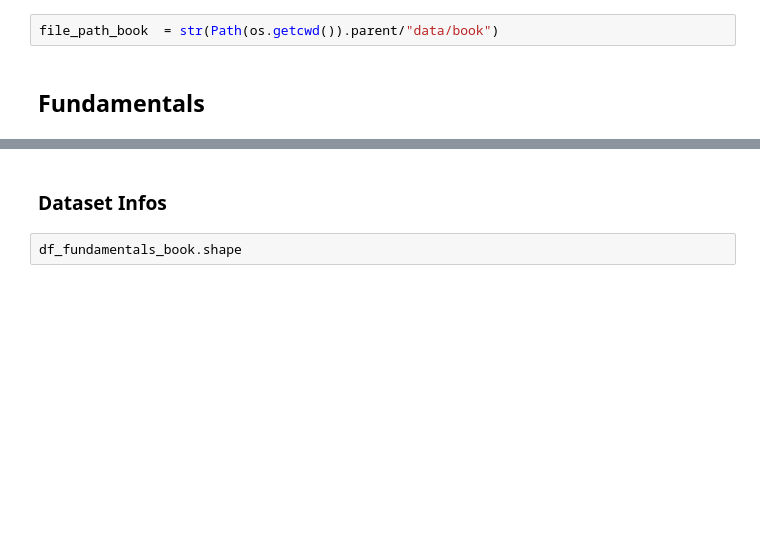
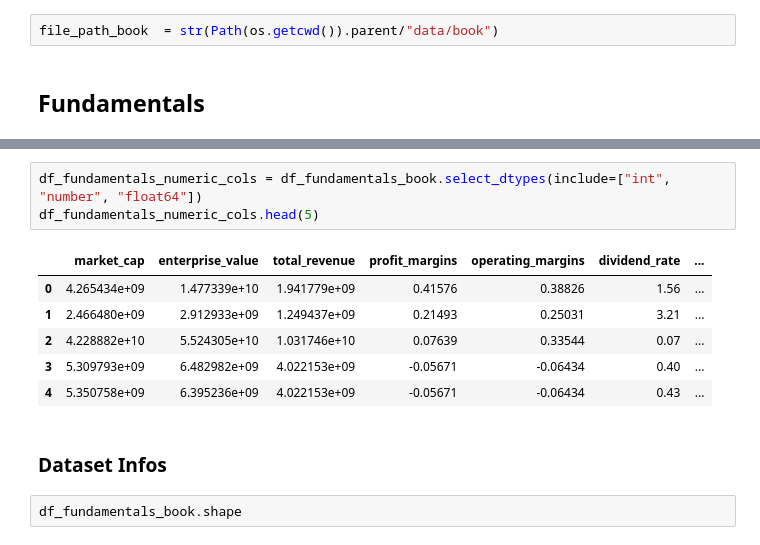
Before and after one commit to aalvesrpg/tcp-fia-trading-advisor, a Jupyter notebook: notebooks/04_exploratory_data_analisys.ipynb, the cells around one changed output, grey strips where cells are left out. Drawn from its saved outputs; the diff is of its cells as text; blank space fills up the shorter version.

```diff
--- a/notebooks/04_exploratory_data_analisys.ipynb
+++ b/notebooks/04_exploratory_data_analisys.ipynb
@@ -46,3 +45,13 @@ df_fundamentals_book.head(5)
+# %%
+df_fundamentals_numeric_cols = df_fundamentals_book.select_dtypes(include=["int", "number", "float64"])
+df_fundamentals_numeric_cols.head(5)
+# %% [output]
+|  | market_cap | enterprise_value | total_revenue | profit_margins | operating_margins | dividend_rate | ... |
+| 0 | 4.265434e+09 | 1.477339e+10 | 1.941779e+09 | 0.41576 | 0.38826 | 1.56 | ... |
+| 1 | 2.466480e+09 | 2.912933e+09 | 1.249437e+09 | 0.21493 | 0.25031 | 3.21 | ... |
+| 2 | 4.228882e+10 | 5.524305e+10 | 1.031746e+10 | 0.07639 | 0.33544 | 0.07 | ... |
+| 3 | 5.309793e+09 | 6.482982e+09 | 4.022153e+09 | -0.05671 | -0.06434 | 0.40 | ... |
+| 4 | 5.350758e+09 | 6.395236e+09 | 4.022153e+09 | -0.05671 | -0.06434 | 0.43 | ... |
 # %% [markdown]
 ### Dataset Infos
 # %%
```
Also changed, not shown: parts of 46 cells of this notebook.
